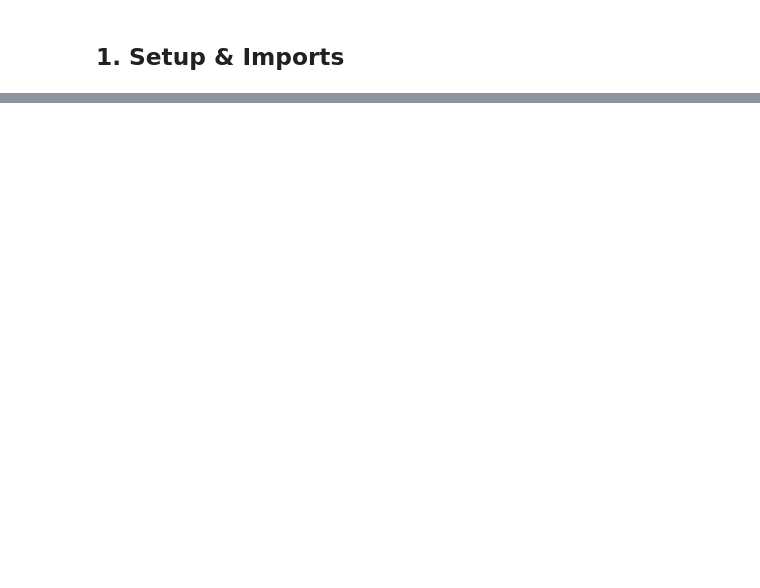
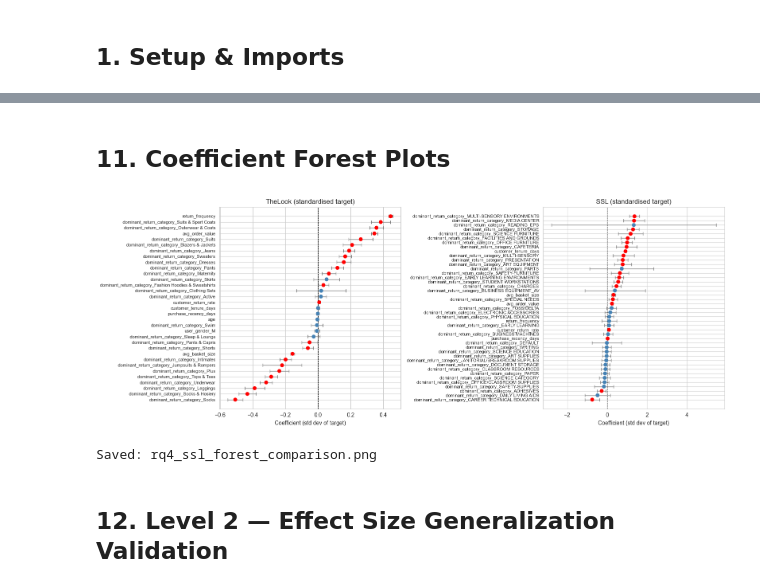
Before and after one commit to kojounfc/unfc-capstone-project-1, a Jupyter notebook: notebooks/rq4_ssl_validation.ipynb, the cells around one changed output, grey strips where cells are left out. Saved outputs shown, nothing was run; the diff lists cells and outputs as text; code cells hidden in the pictures; blank space fills up the shorter version.

```diff
--- a/notebooks/rq4_ssl_validation.ipynb
+++ b/notebooks/rq4_ssl_validation.ipynb
@@ -985,0 +280,16 @@ Original SSL Target (profit erosion per account):
+# %%
+# Step 1: Engineer dominant_return_category from Department (modal per account)
+dominant_cat = engineer_dominant_return_category(ssl_raw)
+print("SSL dominant_return_category distribution (top 10):")
+print(dominant_cat["dominant_return_category"].value_counts().head(10).to_string())
+print(f"\nUnique departments : {dominant_cat['dominant_return_category'].nunique()}")
+print(f"Accounts covered  : {len(dominant_cat):,}")
+
+# Step 2: Join onto account-level DataFrame
+ssl_accounts = ssl_accounts.merge(dominant_cat, on="account_id", how="left")
+print(f"\ndominant_return_category joined — null count: "
+      f"{ssl_accounts['dominant_return_category'].isna().sum()}")
+
+# Step 3: Validate numeric features (fills missing age with median=0, no demographic placeholders)
+ssl_accounts = engineer_ssl_regression_features_v2(ssl_accounts)
+print("\nSSL numeric features validated.")
@@ -985,0 +527,38 @@ Original SSL Target (profit erosion per account):
+# %% [markdown]
+## 11. Coefficient Forest Plots
+# %%
+fig, axes = plt.subplots(1, 2, figsize=(16, 6))
+
+for ax, ct, title in zip(
+    axes,
+    [thelook_coef_table, ssl_coef_table],
+    ["TheLook (standardised target)", "SSL (standardised target)"],
+):
+    ct_plot = coef_for_forest(ct)
+    ct_plot = ct_plot[ct_plot["Feature"] != "const"].sort_values("Coefficient")
+    y_pos = range(len(ct_plot))
+    colors = ["red" if p < 0.05 else "steelblue" for p in ct_plot["p-value"]]
+    ax.errorbar(
+        ct_plot["Coefficient"], y_pos,
+        xerr=[
+            ct_plot["Coefficient"] - ct_plot["95% CI Lower"],
+            ct_plot["95% CI Upper"] - ct_plot["Coefficient"],
+        ],
+        fmt="none", ecolor="grey", elinewidth=1, capsize=3,
+    )
+    ax.scatter(ct_plot["Coefficient"], y_pos, color=colors, zorder=5)
+    ax.axvline(0, color="black", linewidth=0.8, linestyle="--")
+    ax.set_yticks(list(y_pos))
+    ax.set_yticklabels(ct_plot["Feature"], fontsize=8)
+    ax.set_xlabel("Coefficient (std dev of target)")
+    ax.set_title(title)
+
+plt.tight_layout()
+plt.savefig(figures_dir / "rq4_ssl_forest_comparison.png", dpi=150, bbox_inches="tight")
+plt.show()
+print("Saved: rq4_ssl_forest_comparison.png")
+# %% [output]
+[figure, added]
+Saved: rq4_ssl_forest_comparison.png
+# %% [markdown]
+## 12. Level 2 — Effect Size Generalization Validation
```
Also changed, not shown: parts of 64 cells of this notebook, 18 other files.
